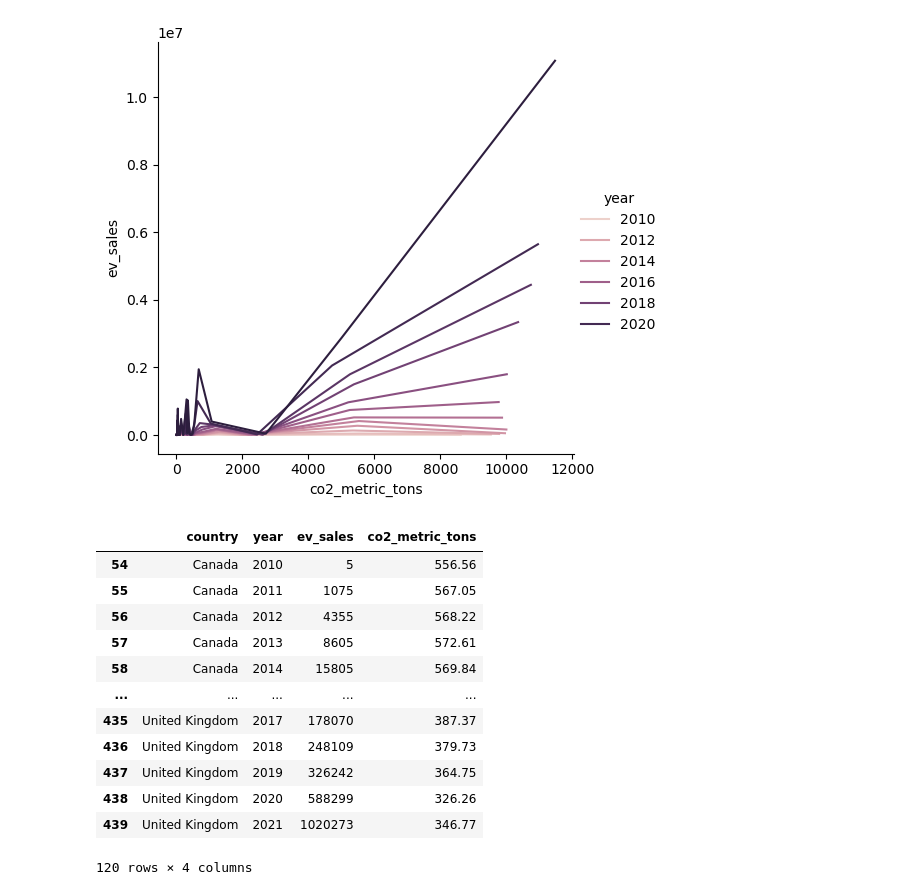
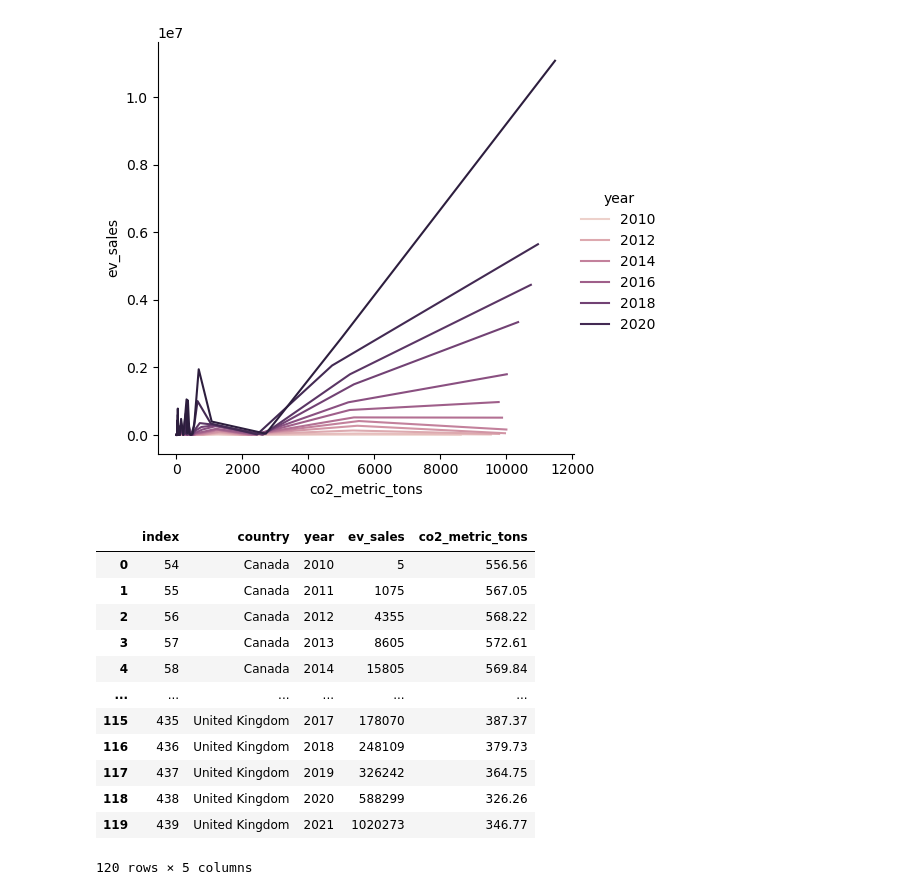
Before and after one commit to TebasMartinez/mini-project-sql-database, a Jupyter notebook: Data Visualization.ipynb, the cells around one changed output. Saved outputs shown, nothing was run; the diff lists cells and outputs as text; code cells hidden in the pictures.

```diff
--- a/Data Visualization.ipynb
+++ b/Data Visualization.ipynb
@@ -103,19 +111,20 @@ sns.relplot(
 # %%
 # Top 10 EV buyer countries
 top10ev = pd.read_csv("top10_ev_buyers.csv")
 top10ev = ev_co[ev_co["country"].isin(top10ev["country"])]
+top10ev = top10ev.reset_index()
 top10ev
 # %% [output]
-|  | country | year | ev_sales | co2_metric_tons |
-| 54 | Canada | 2010 | 5 | 556.56 |
-| 55 | Canada | 2011 | 1075 | 567.05 |
-| 56 | Canada | 2012 | 4355 | 568.22 |
-| 57 | Canada | 2013 | 8605 | 572.61 |
-| 58 | Canada | 2014 | 15805 | 569.84 |
-| ... | ... | ... | ... | ... |
-| 435 | United Kingdom | 2017 | 178070 | 387.37 |
-| 436 | United Kingdom | 2018 | 248109 | 379.73 |
-| 437 | United Kingdom | 2019 | 326242 | 364.75 |
-| 438 | United Kingdom | 2020 | 588299 | 326.26 |
-| 439 | United Kingdom | 2021 | 1020273 | 346.77 |
+|  | index | country | year | ev_sales | co2_metric_tons |
+| 0 | 54 | Canada | 2010 | 5 | 556.56 |
+| 1 | 55 | Canada | 2011 | 1075 | 567.05 |
+| 2 | 56 | Canada | 2012 | 4355 | 568.22 |
+| 3 | 57 | Canada | 2013 | 8605 | 572.61 |
+| 4 | 58 | Canada | 2014 | 15805 | 569.84 |
+| ... | ... | ... | ... | ... | ... |
+| 115 | 435 | United Kingdom | 2017 | 178070 | 387.37 |
+| 116 | 436 | United Kingdom | 2018 | 248109 | 379.73 |
+| 117 | 437 | United Kingdom | 2019 | 326242 | 364.75 |
+| 118 | 438 | United Kingdom | 2020 | 588299 | 326.26 |
+| 119 | 439 | United Kingdom | 2021 | 1020273 | 346.77 |
-120 rows × 4 columns
+120 rows × 5 columns
```
Also changed, not shown: parts of 8 cells of this notebook.
